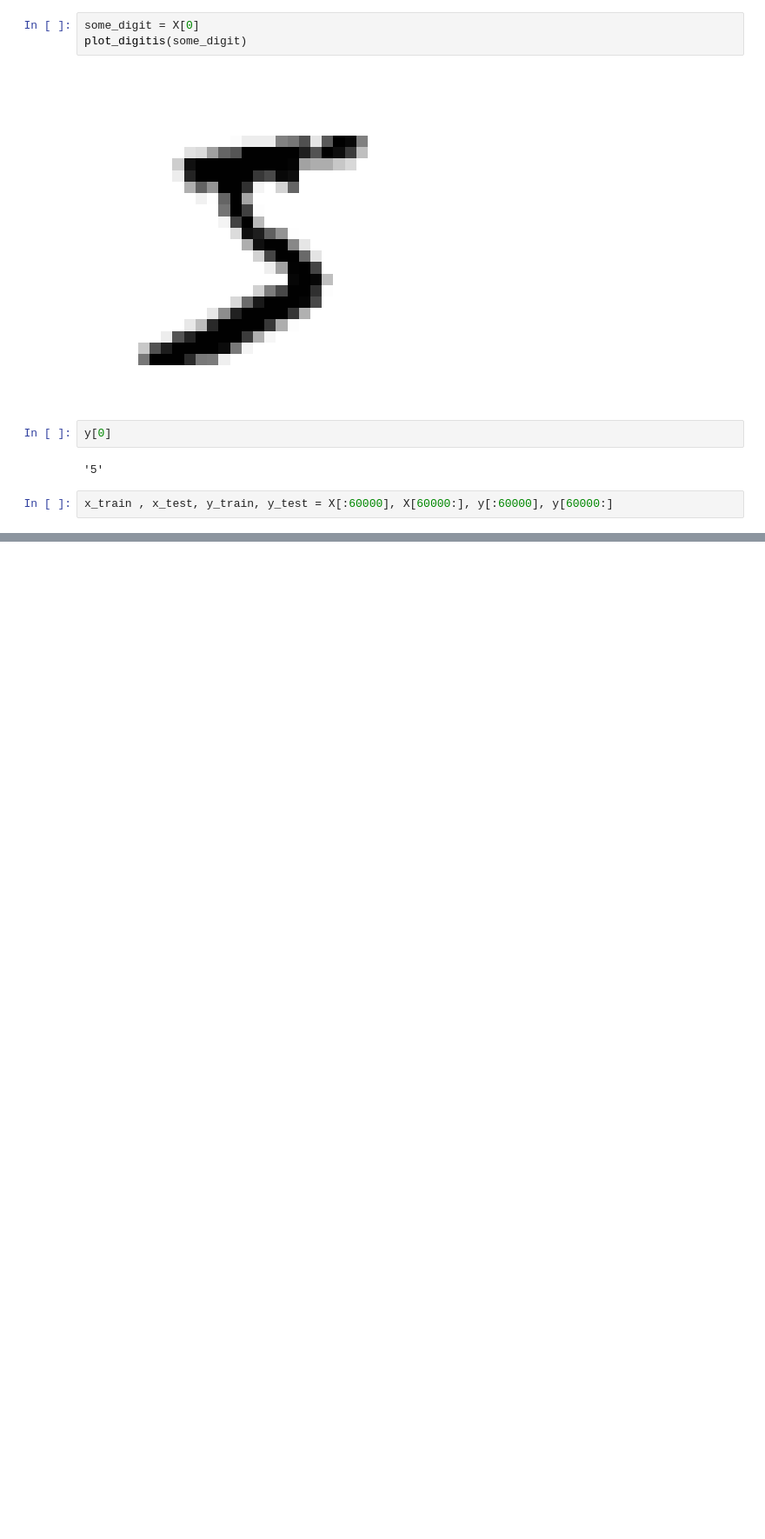
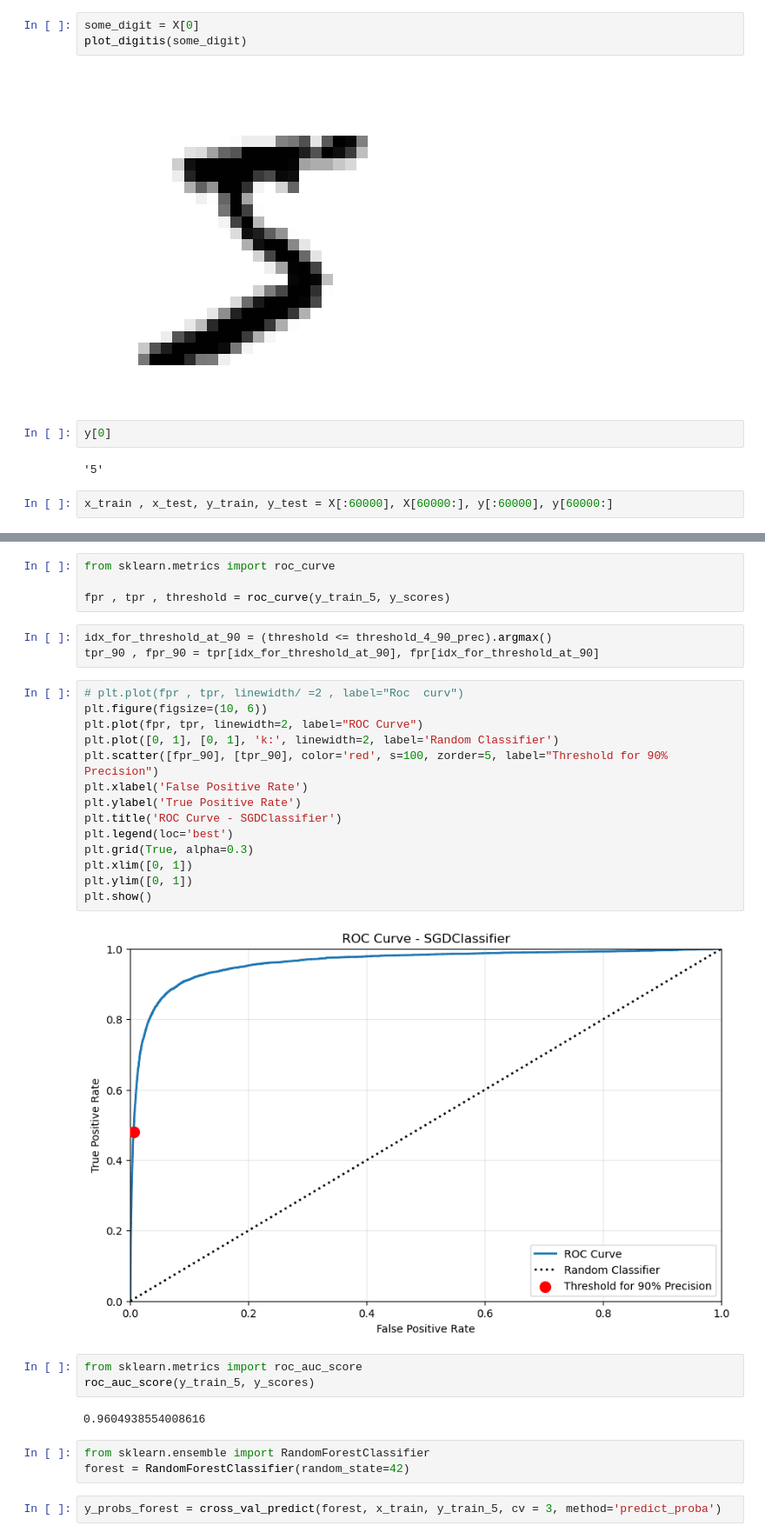
Before and after one commit to Krush2711/ML, a Jupyter notebook: 3 Classifiaction/1_minist.ipynb, the cells around one changed output, grey strips where cells are left out. Shown at 87% size. Cells and saved outputs as stored; diff of their text form; blank space fills up the shorter version.

```diff
--- a/3 Classifiaction/1_minist.ipynb
+++ b/3 Classifiaction/1_minist.ipynb
@@ -78,0 +245,33 @@ x_train , x_test, y_train, y_test = X[:60000], X[60000:], y[:60000], y[60000:]
+# %%
+from sklearn.metrics import roc_curve
+
+fpr , tpr , threshold = roc_curve(y_train_5, y_scores)
+# %%
+idx_for_threshold_at_90 = (threshold <= threshold_4_90_prec).argmax()
+tpr_90 , fpr_90 = tpr[idx_for_threshold_at_90], fpr[idx_for_threshold_at_90]
+# %%
+# plt.plot(fpr , tpr, linewidth/ =2 , label="Roc  curv")
+plt.figure(figsize=(10, 6))
+plt.plot(fpr, tpr, linewidth=2, label="ROC Curve")
+plt.plot([0, 1], [0, 1], 'k:', linewidth=2, label='Random Classifier')
+plt.scatter([fpr_90], [tpr_90], color='red', s=100, zorder=5, label="Threshold for 90% Precision")
+plt.xlabel('False Positive Rate')
+plt.ylabel('True Positive Rate')
+plt.title('ROC Curve - SGDClassifier')
+plt.legend(loc='best')
+plt.grid(True, alpha=0.3)
+plt.xlim([0, 1])
+plt.ylim([0, 1])
+plt.show()
+# %% [output]
+[figure, added]
+# %%
+from sklearn.metrics import roc_auc_score
+roc_auc_score(y_train_5, y_scores)
+# %% [output]
+0.9604938554008616
+# %%
+from sklearn.ensemble import RandomForestClassifier
+forest = RandomForestClassifier(random_state=42)
+# %%
+y_probs_forest = cross_val_predict(forest, x_train, y_train_5, cv = 3, method='predict_proba')
```
Also changed, not shown: parts of 56 cells of this notebook.
